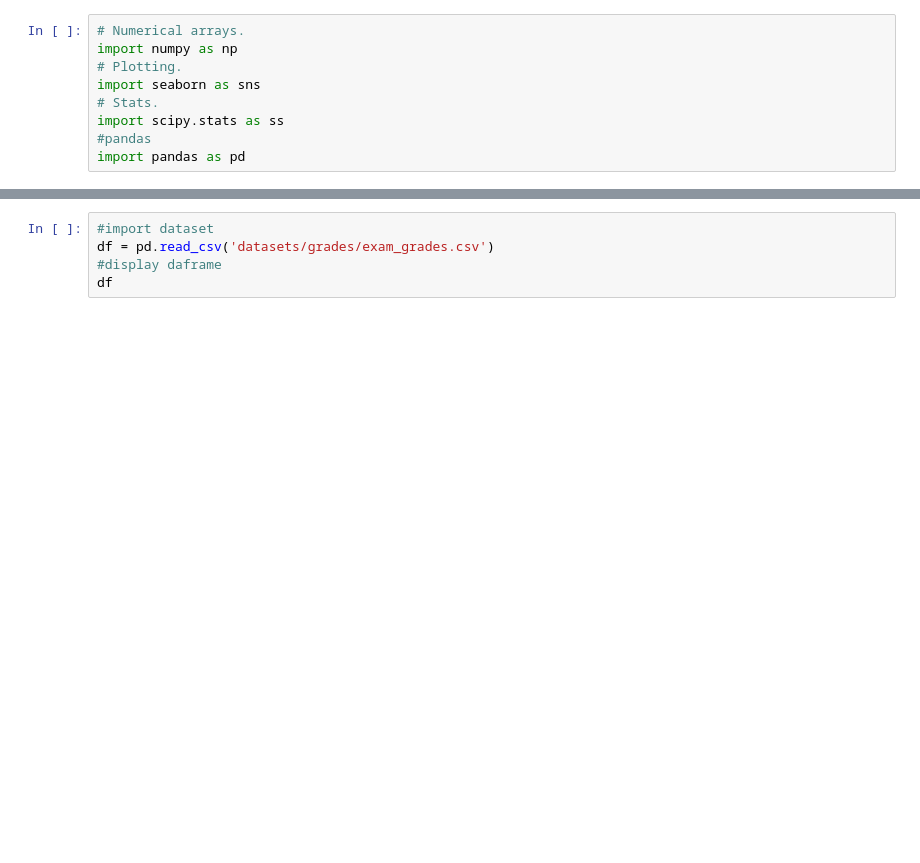
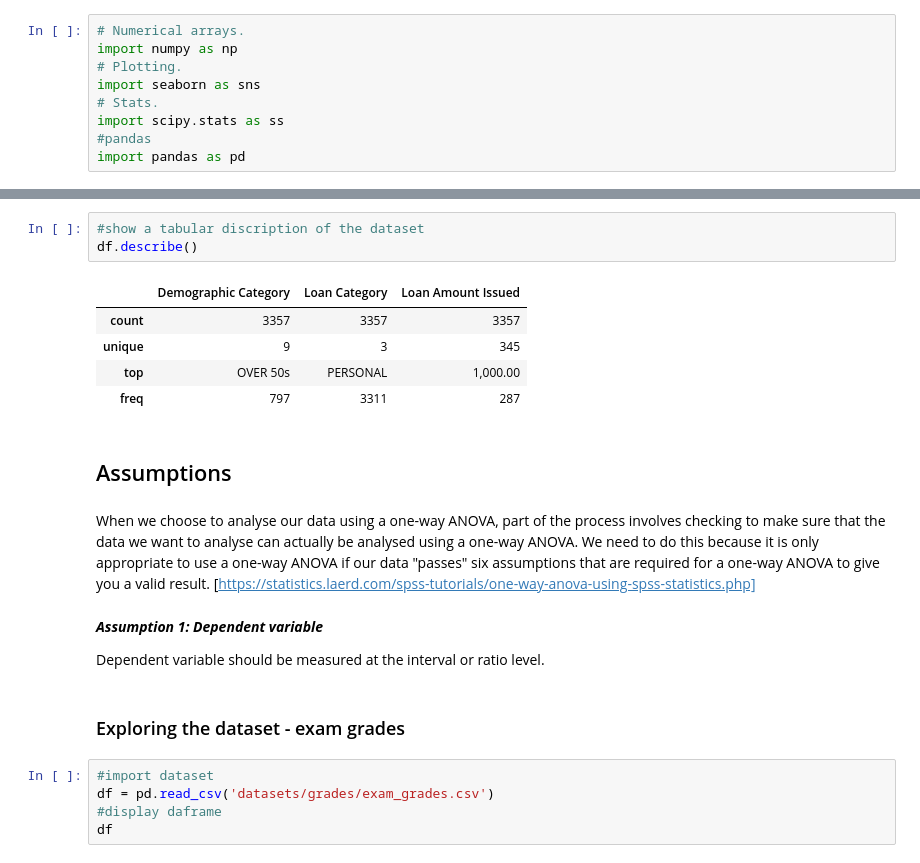
Before and after one commit to brendantipp/gmit_mls_2021, a Jupyter notebook: scipy-stats.ipynb, the cells around one changed output, grey strips where cells are left out. Drawn from its saved outputs; the diff is of its cells as text; blank space fills up the shorter version.

```diff
--- a/scipy-stats.ipynb
+++ b/scipy-stats.ipynb
@@ -52,3 +89,22 @@ import pandas as pd
+# %%
+#show a tabular discription of the dataset
+df.describe()
+# %% [output]
+|  | Demographic Category | Loan Category | Loan Amount Issued |
+| count | 3357 | 3357 | 3357 |
+| unique | 9 | 3 | 345 |
+| top | OVER 50s | PERSONAL | 1,000.00 |
+| freq | 797 | 3311 | 287 |
+# %% [markdown]
+## Assumptions
+# %% [markdown]
+When we choose to analyse our data using a one-way ANOVA, part of the process involves checking to make sure that the data we want to analyse can actually be analysed using a one-way ANOVA. We need to do this because it is only appropriate to use a one-way ANOVA if our data "passes" six assumptions that are required for a one-way ANOVA to give you a valid result. [https://statistics.laerd.com/spss-tutorials/one-way-anova-using-spss-statistics.php]
+# %% [markdown]
+***Assumption 1: Dependent variable***
+
+Dependent variable should be measured at the interval or ratio level.
+# %% [markdown]
+### Exploring the dataset - exam grades
 # %%
 #import dataset
 df = pd.read_csv('datasets/grades/exam_grades.csv')
```
Also changed, not shown: parts of 4 cells of this notebook.
